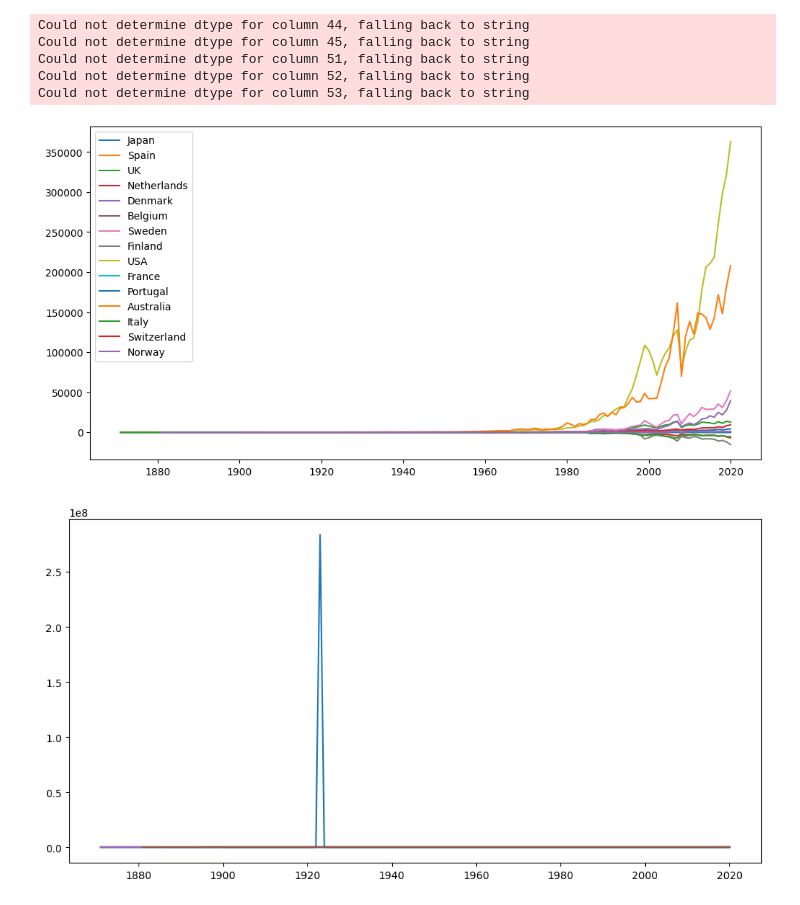
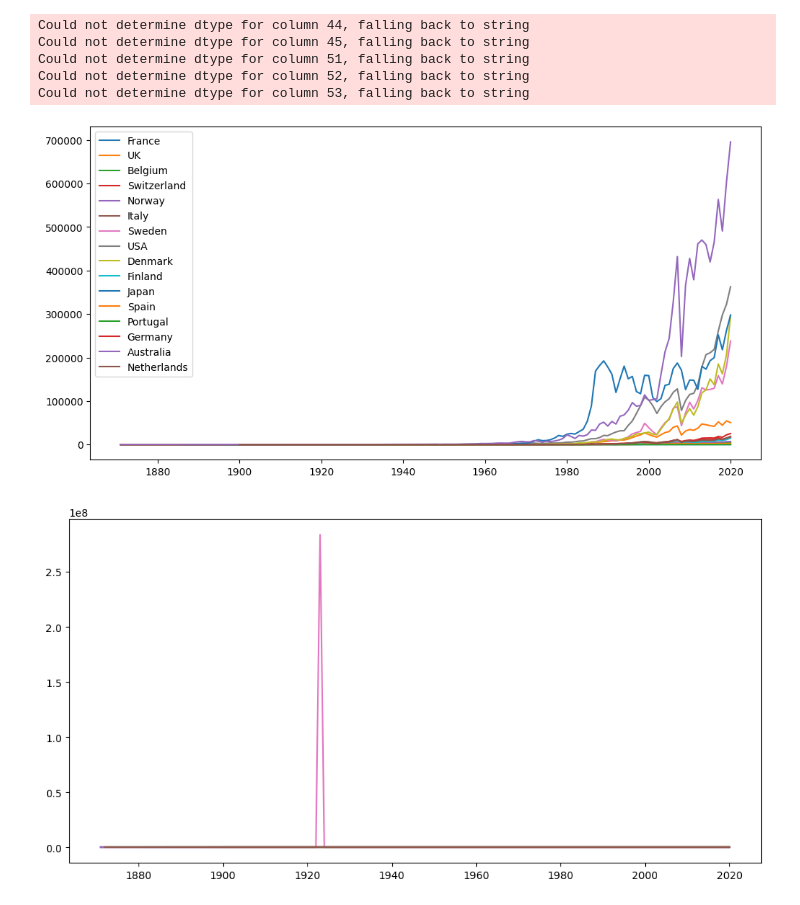
Before and after one commit to Creykish/MADS-Project, a Jupyter notebook: Code/Returns Data/build.ipynb, the cells around one changed output. Drawn from its saved outputs; the diff is of its cells as text; code cells hidden in the pictures.

```diff
--- a/Code/Returns Data/build.ipynb
+++ b/Code/Returns Data/build.ipynb
@@ -28,35 +28,35 @@ jst_with_c_ret = (
 # adjust equity returns for currency returns
 # Note: using (1 + return) * (1 + fx_return) - 1 for proper currency conversion
 jst_with_c_ret = jst_with_c_ret.with_columns(
-    ((1 + pl.col("eq_tr")) * (1 + pl.col("xrusd_return")) - 1).alias("eq_tr_usd"),
-    ((1 + pl.col("bond_tr")) * (1 + pl.col("xrusd_return")) - 1).alias("bond_tr_usd"),
-    ((1 + pl.col("bill_rate")) * (1 + pl.col("xrusd_return")) - 1).alias("bill_rate_usd")
+    ((1 + pl.col("eq_tr")) * (1 + pl.col("xrusd_return"))**-1 - 1).alias("eq_tr_usd"),
+    ((1 + pl.col("bond_tr")) * (1 + pl.col("xrusd_return"))**-1 - 1).alias("bond_tr_usd"),
+    ((1 + pl.col("bill_rate")) * (1 + pl.col("xrusd_return"))**-1 - 1).alias("bill_rate_usd")
 )
 
-jst_with_c_ret.write_csv("data/jst_with_currency_returns.csv")
+# jst_with_c_ret.write_csv("data/jst_with_currency_returns.csv")
 # %%
 # make some plots to check the data looks correct
 # cumulative returns
 
 cum_eq_tr_usd = jst_with_c_ret.filter(pl.col("eq_tr").is_not_null()).with_columns(
     ((pl.col("eq_tr_usd")+1).cum_prod()-1).over("country").alias("cum_eq_tr_usd"),
     "year",
     "country"
 )
 
 fig, ax = plt.subplots(figsize=(12, 6))
 
 for country in cum_eq_tr_usd["country"].unique():
-    if country == "Germany":
-        continue
+    # if country == "Germany":
+    #     continue
     country_data = cum_eq_tr_usd.filter(pl.col("country") == country)
     ax.plot(country_data["year"], country_data["cum_eq_tr_usd"], label=country)
 
 ax.legend()
 # ax.set_yscale("log")
 cum_eq_tr_usd.write_csv("data/cum_eq_tr_usd.csv")
 # %% [output]
-[figure, old version]
+[figure, new version]
 # %%
 fig, ax = plt.subplots(figsize=(12, 6))
 for country in cum_eq_tr_usd["country"].unique():
@@ -65,7 +65,7 @@ for country in cum_eq_tr_usd["country"].unique():
     country_data = cum_eq_tr_usd.filter(pl.col("country") == country)
     ax.plot(country_data["year"], country_data["xrusd_return"], label=country)
 # %% [output]
-[figure, old version]
+[figure, new version]
 # %%
 wdi_jst_country_mapping = pl.DataFrame(
     list(
```
Also changed, not shown: parts of 4 cells of this notebook, 8 other files.
